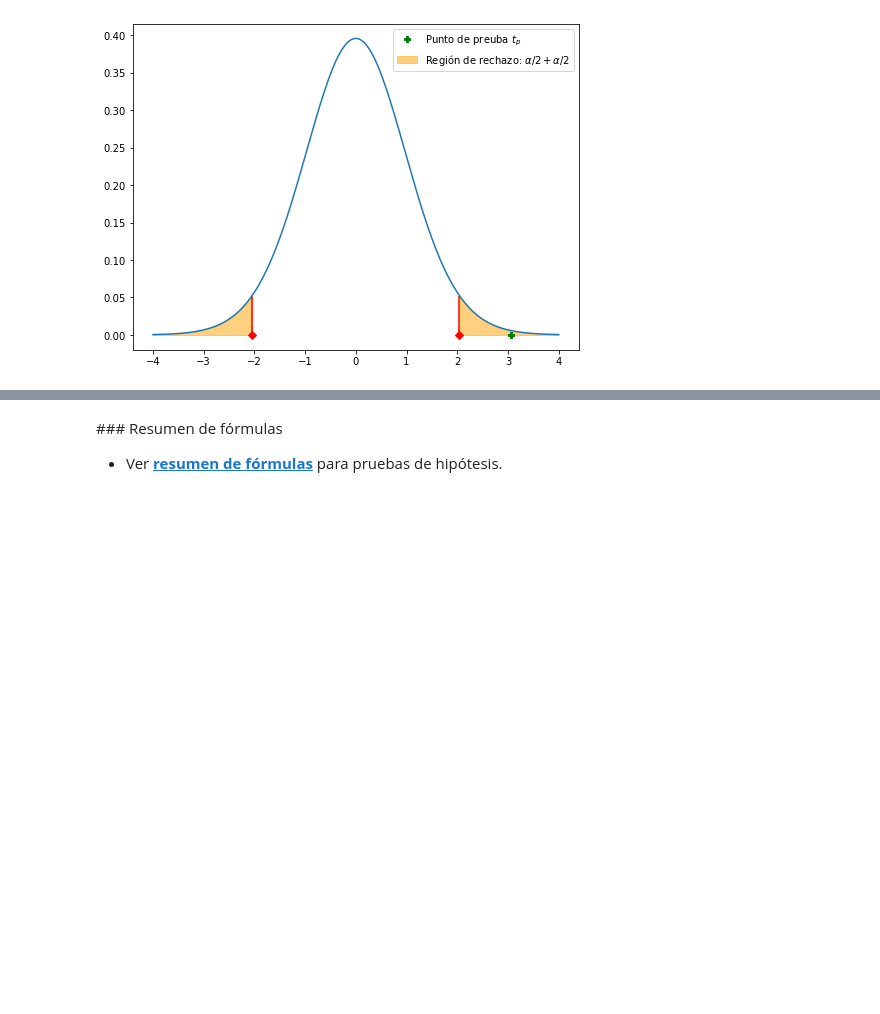
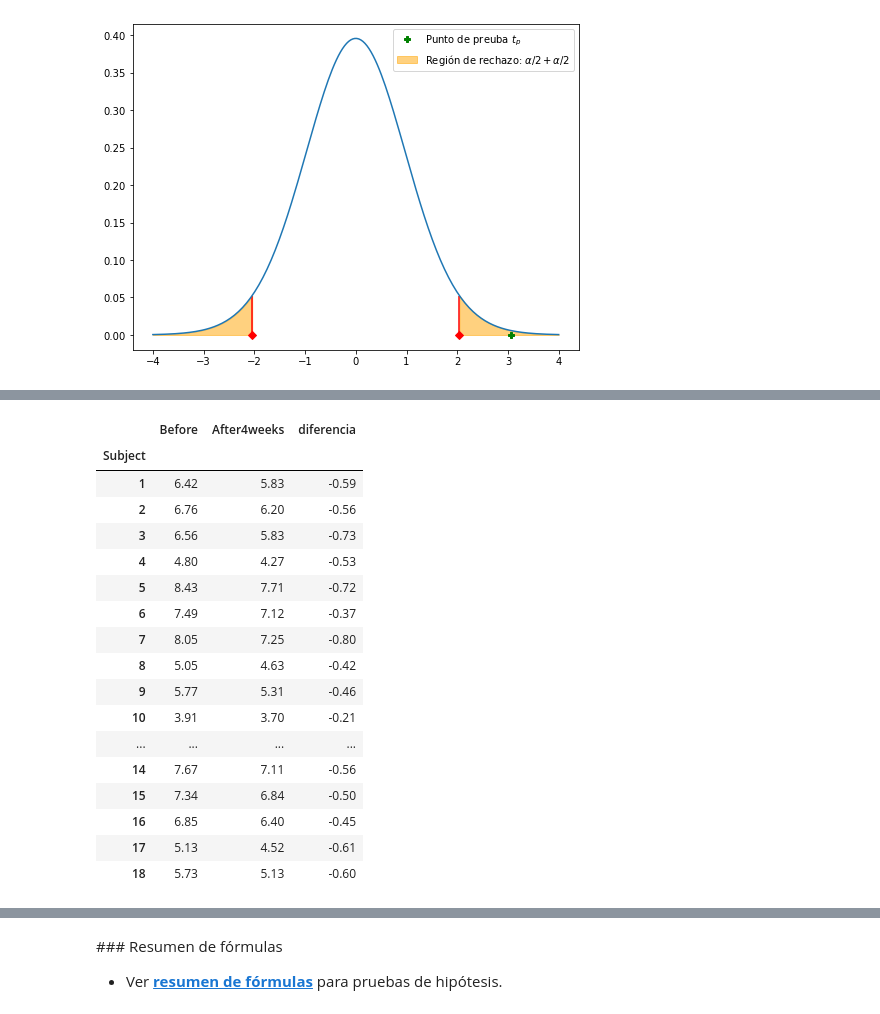
Before and after one commit to marsgr6/EN-online, a Jupyter notebook: statistical_inference.ipynb, the cells around one changed output, grey strips where cells are left out. Cells and saved outputs as stored; diff of their text form; code cells hidden in the pictures; blank space fills up the shorter version.

Commit message:
colesterol
colesterol

```diff
--- a/statistical_inference.ipynb
+++ b/statistical_inference.ipynb
@@ -2075,0 +2115,26 @@ Ttest_1sampResult(statistic=3.0668316352840814, pvalue=0.004552621060635394)
+# %%
+# index_col=0, indica que los datos contienen una columna (la 0) de índice
+# el índice es un valor único
+# ejemplo: la cédula o código único del participante en el estudio
+datos = pd.read_csv("data/colesterol.csv", index_col=0)
+datos['diferencia'] =  datos['After4weeks'] - datos['Before']
+datos
+# %% [output]
+|  | Before | After4weeks | diferencia |
+| Subject |  |  |  |
+| 1 | 6.42 | 5.83 | -0.59 |
+| 2 | 6.76 | 6.20 | -0.56 |
+| 3 | 6.56 | 5.83 | -0.73 |
+| 4 | 4.80 | 4.27 | -0.53 |
+| 5 | 8.43 | 7.71 | -0.72 |
+| 6 | 7.49 | 7.12 | -0.37 |
+| 7 | 8.05 | 7.25 | -0.80 |
+| 8 | 5.05 | 4.63 | -0.42 |
+| 9 | 5.77 | 5.31 | -0.46 |
+| 10 | 3.91 | 3.70 | -0.21 |
+| ... | ... | ... | ... |
+| 14 | 7.67 | 7.11 | -0.56 |
+| 15 | 7.34 | 6.84 | -0.50 |
+| 16 | 6.85 | 6.40 | -0.45 |
+| 17 | 5.13 | 4.52 | -0.61 |
+| 18 | 5.73 | 5.13 | -0.60 |
```
Also changed, not shown: parts of 9 cells of this notebook, 1 other file.
